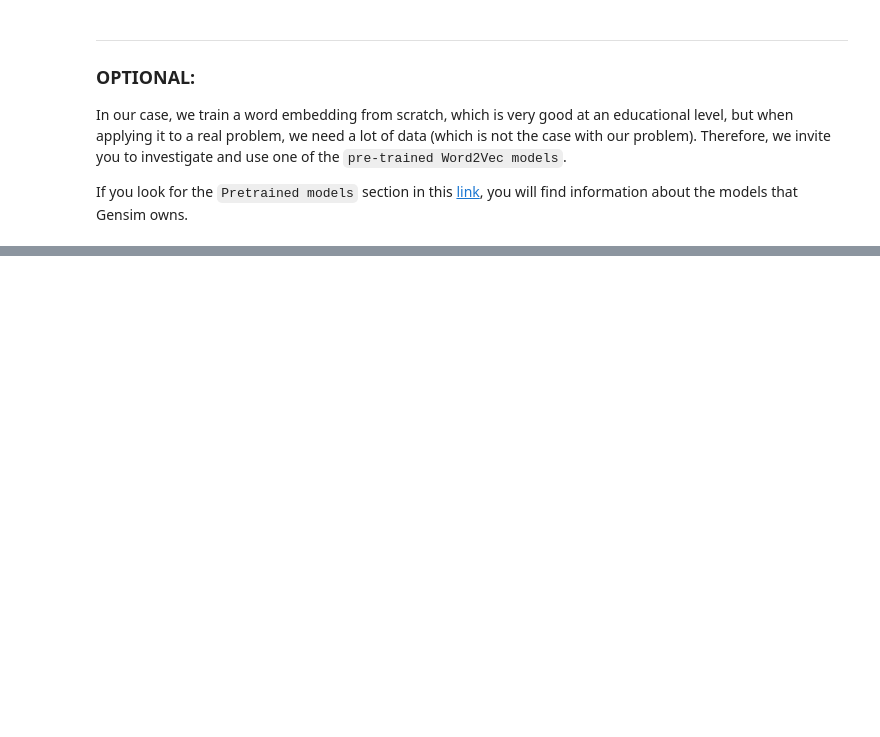
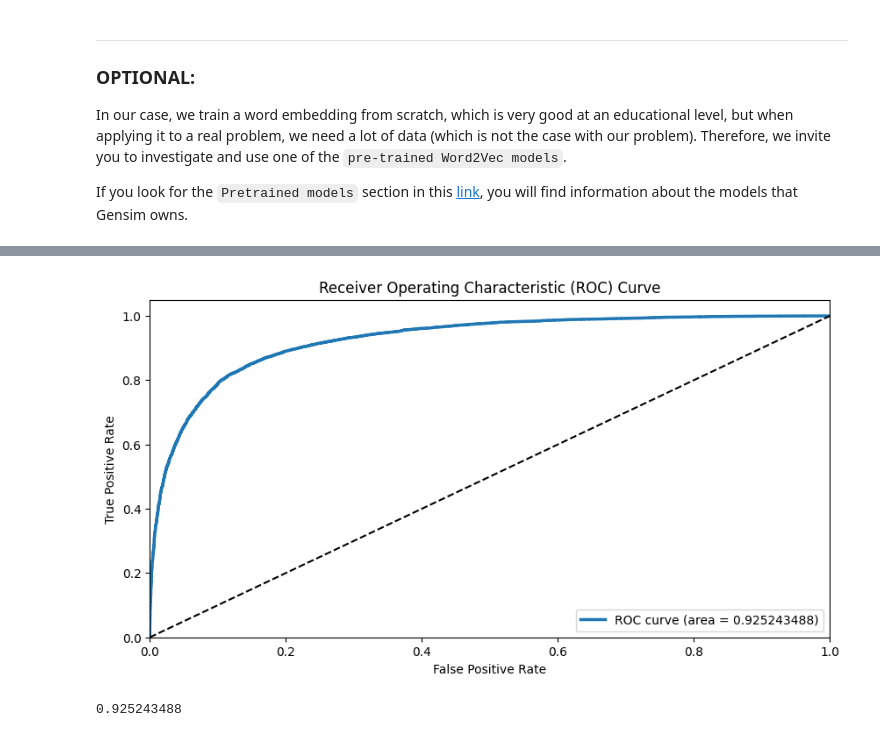
Before and after one commit to giulianoojeda/SentimentAnalysis, a Jupyter notebook: AnyoneAI - Sprint Project 05.ipynb, the cells around one changed output, grey strips where cells are left out. Saved outputs shown, nothing was run; the diff lists cells and outputs as text; code cells hidden in the pictures; blank space fills up the shorter version.

```diff
--- a/AnyoneAI - Sprint Project 05.ipynb
+++ b/AnyoneAI - Sprint Project 05.ipynb
@@ -375,0 +382,3 @@ If you look for the `Pretrained models` section in this [link](https://radimrehu
+# %%
+# We will download word2vec_google_news300 model
+word2vec_google_news300 = gensim.downloader.load('word2vec-google-news-300')
@@ -375,0 +421,25 @@ If you look for the `Pretrained models` section in this [link](https://radimrehu
+# %%
+# Let's vectorize the text corpus using the word2vec_google_news300 model
+word2vec_google_news300_vector_size = 300
+
+word2vec_google_news300_train_features = vectorizer_w2v_v2(
+    corpus=tokenized_train, model=word2vec_google_news300, num_features=word2vec_google_news300_vector_size
+)
+word2vec_google_news300_test_features = vectorizer_w2v_v2(
+    corpus=tokenized_test, model=word2vec_google_news300, num_features=word2vec_google_news300_vector_size
+)
+# %%
+# Let's train a logistic regression model using the word2vec_google_news300 features
+
+word2vec_google_news300_model = LogisticRegression(
+    max_iter=1000,
+    C=1,
+    solver="lbfgs",
+    random_state=42,
+    penalty="l2",
+    fit_intercept=True,
+)
+
+word2vec_google_news300_model.fit(word2vec_google_news300_train_features, y_train)
+
+word2vec_google_news300_model_predictions = word2vec_google_news300_model.predict(word2vec_google_news300_test_features)
@@ -375,0 +470,6 @@ If you look for the `Pretrained models` section in this [link](https://radimrehu
+# %%
+# Let's plot the ROC curve
+evaluation.plot_roc(word2vec_google_news300_model, y_test, word2vec_google_news300_test_features)
+# %% [output]
+[figure, added]
+0.925243488
```
Also changed, not shown: parts of 6 cells of this notebook.
